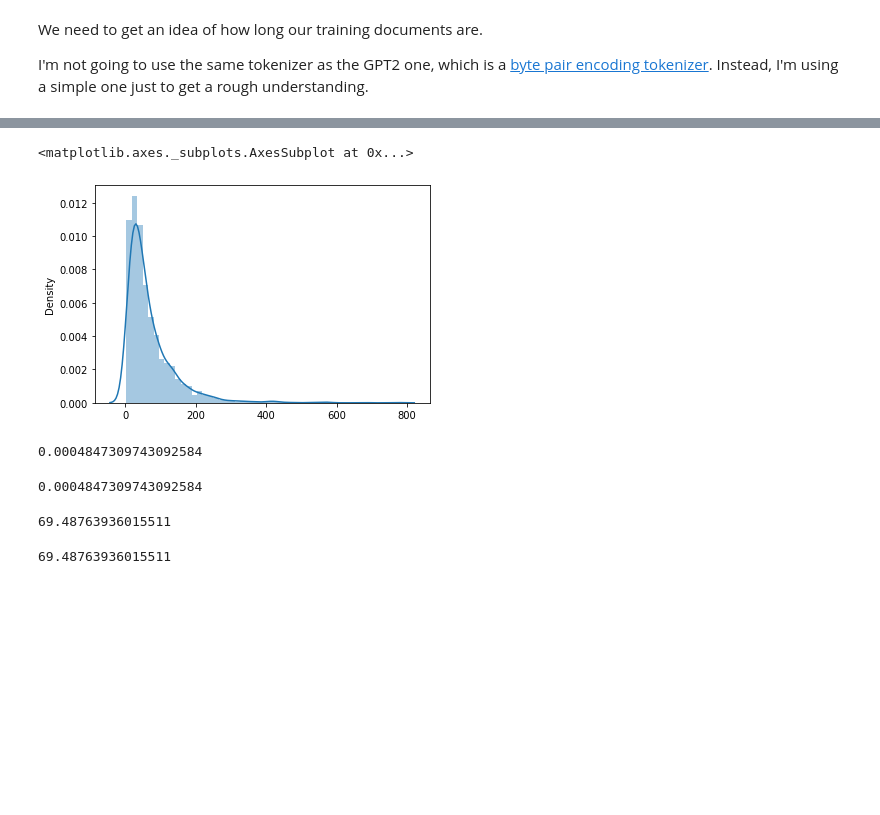
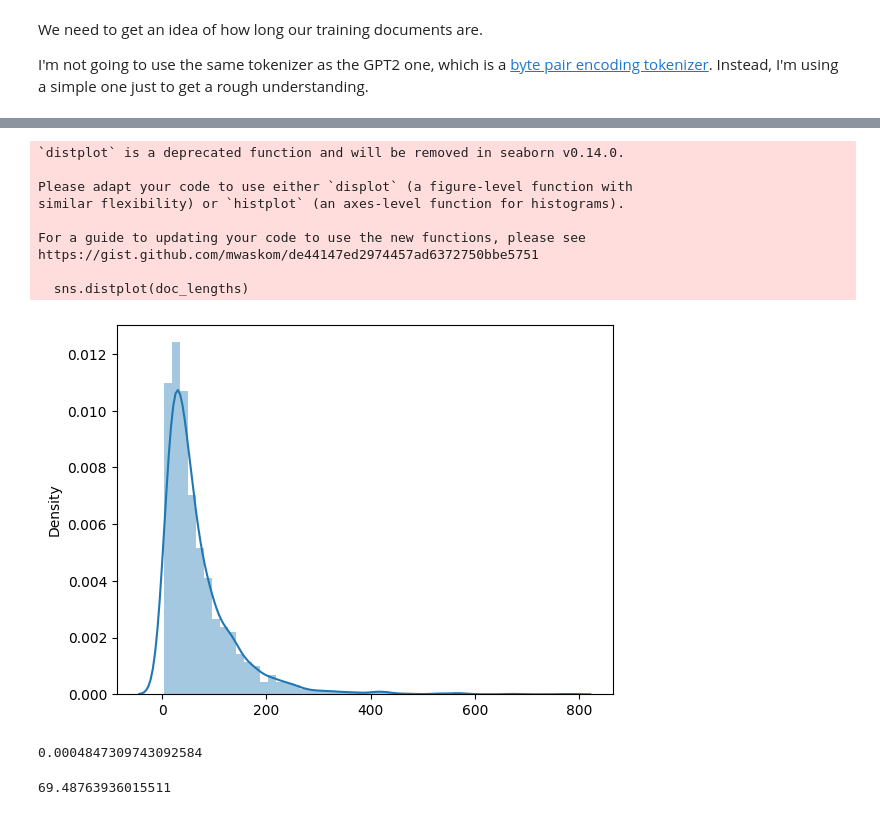
Before and after one commit to jenajjedu/NLP_Named_Entities, a Jupyter notebook: PA7_3_GPT_2_JJJ.ipynb, the cells around one changed output, grey strips where cells are left out. Saved outputs shown, nothing was run; the diff lists cells and outputs as text; code cells hidden in the pictures; blank space fills up the shorter version.

```diff
--- a/PA7_3_GPT_2_JJJ.ipynb
+++ b/PA7_3_GPT_2_JJJ.ipynb
@@ -101,0 +114,32 @@ Wed Dec 14 20:21:08 2022
+# %%
+def read_docs(story,idx,df_item=None):
+
+    if df_item:
+        f=open(story[idx], encoding='utf-8')
+        lines=f.read().strip().split('\n' ) #.readlines()
+        doc=[line for line in lines]
+    else:
+        lines = pd.read_csv(story[idx],sep=',',header=0)
+        doc=[b.strip() for b in lines.Sentence.values]
+    print(doc[:5])
+    return doc
+
+
+def density_plot(docs):
+    doc_lengths = []
+
+    for doc in docs:
+
+        # get rough token count distribution
+        tokens = nltk.word_tokenize(doc)
+
+        doc_lengths.append(len(tokens))
+
+    doc_lengths = np.array(doc_lengths)
+
+    sns.distplot(doc_lengths)
+    return doc_lengths
+
+
+def format_time(elapsed):
+    return str(datetime.timedelta(seconds=int(round((elapsed)))))
@@ -163,0 +203,4 @@ Name: sentence, Length: 2063, dtype: object
+# %%
+# files = filename=['/content/drive/MyDrive/Colab Notebooks/CS_505_PA7/prideAndPrejudice.txt']
+files = filename=['./prideAndPrejudice.txt']
+files[0]
@@ -184,18 +219,15 @@ sns.distplot(doc_lengths)
-# %%
-doc_lengths = []
-
-for doc in docs:
-
-    # get rough token count distribution
-    tokens = nltk.word_tokenize(doc)
-
-    doc_lengths.append(len(tokens))
-
-doc_lengths = np.array(doc_lengths)
-
-sns.distplot(doc_lengths)
-# %% [output]
-<matplotlib.axes._subplots.AxesSubplot at 0x...>
-[figure, removed]
+# %%
+doc_lengths = density_plot(docs)
+# %% [output]
+`distplot` is a deprecated function and will be removed in seaborn v0.14.0.
+
+Please adapt your code to use either `displot` (a figure-level function with
+similar flexibility) or `histplot` (an axes-level function for histograms).
+
+For a guide to updating your code to use the new functions, please see
+https://gist.github.com/mwaskom/de44147ed2974457ad6372750bbe5751
+
+  sns.distplot(doc_lengths)
+[figure, added]
 # %%
 # the max token length
@@ -203,14 +235,5 @@ len(doc_lengths[doc_lengths > 768])/len(doc_lengths)
 # %% [output]
 0.0004847309743092584
-# %%
-# the max token length
-len(doc_lengths[doc_lengths > 768])/len(doc_lengths)
-# %% [output]
-0.0004847309743092584
-# %%
-np.average(doc_lengths)
-# %% [output]
-69.48763936015511
 # %%
 np.average(doc_lengths)
 # %% [output]
```
Also changed, not shown: parts of 81 cells of this notebook.
